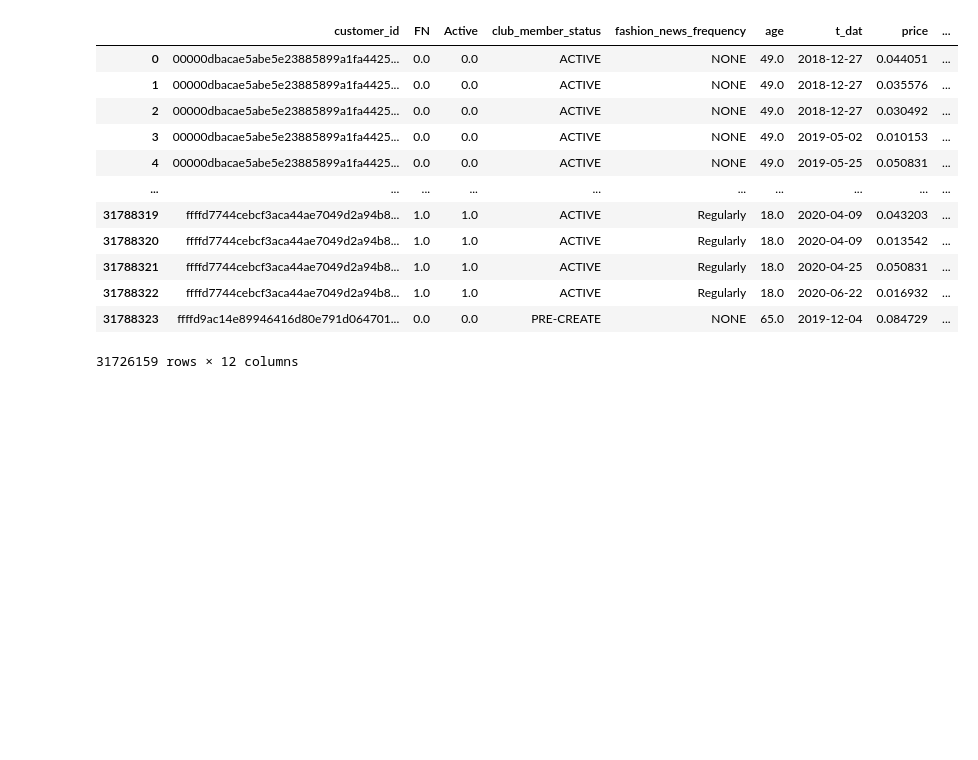
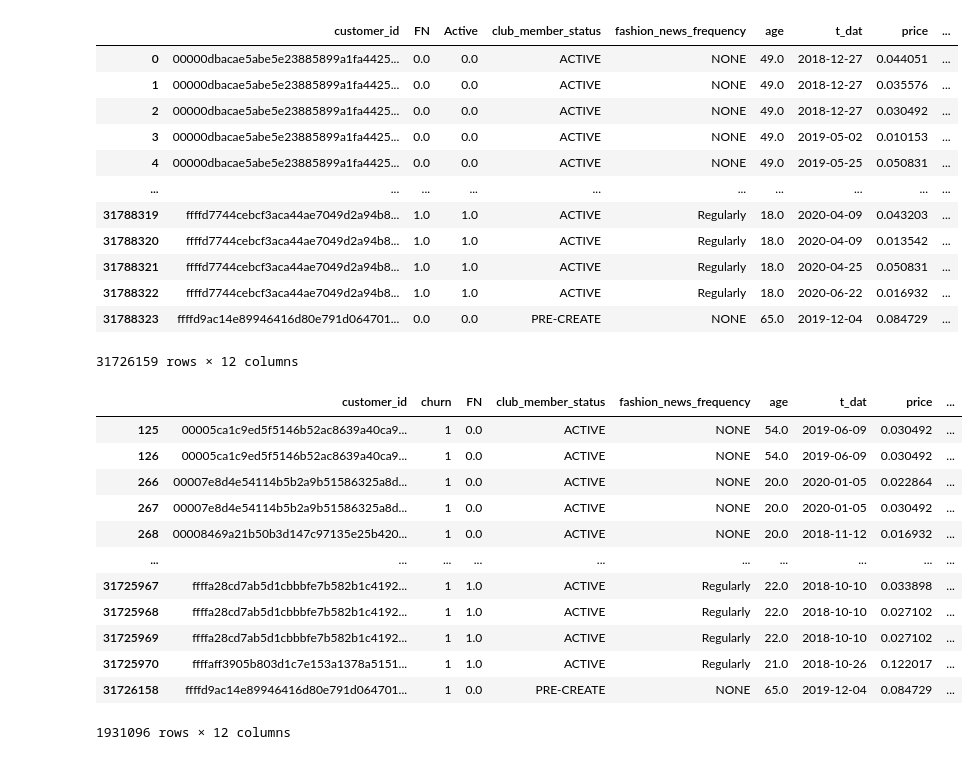
Before and after one commit to SKNETWORKS-FAMILY-AICAMP/SKN24-2nd-4Team, a Jupyter notebook: personal_workspaces/jjh/00_concat_preprocessing.ipynb, the cells around one changed output. Saved outputs shown, nothing was run; the diff lists cells and outputs as text; code cells hidden in the pictures; blank space fills up the shorter version.

```diff
--- a/personal_workspaces/jjh/00_concat_preprocessing.ipynb
+++ b/personal_workspaces/jjh/00_concat_preprocessing.ipynb
@@ -245,3 +245,30 @@ EDA_columns
 | 31788322 | ffffd7744cebcf3aca44ae7049d2a94b8... | 1.0 | 1.0 | ACTIVE | Regularly | 18.0 | 2020-06-22 | 0.016932 | ... |
 | 31788323 | ffffd9ac14e89946416d80e791d064701... | 0.0 | 0.0 | PRE-CREATE | NONE | 65.0 | 2019-12-04 | 0.084729 | ... |
 31726159 rows × 12 columns
+# %%
+# 고객 구매 주기에 따른 평균 일 수
+churn_label = EDA_columns.groupby(['customer_id'])['gap'].mean().astype(int).reset_index()
+churn_label['churn'] = np.where(churn_label['gap']>0,0,1)
+churn_label
+# %%
+# 이탈 라벨링 데이터를 EDA df에 merge (0:미이탈 / 1:이탈)
+churn_label_merge = churn_label[['customer_id','churn']]
+churn_label_merge = churn_label_merge.merge(EDA_columns,on=['customer_id'],how='inner' )
+churn_label_merge.head(20)
+# %%
+# 이탈에 대한 gap 확인
+churn_label_merge[churn_label_merge['churn']==1]
+# %% [output]
+|  | customer_id | churn | FN | club_member_status | fashion_news_frequency | age | t_dat | price | ... |
+| 125 | 00005ca1c9ed5f5146b52ac8639a40ca9... | 1 | 0.0 | ACTIVE | NONE | 54.0 | 2019-06-09 | 0.030492 | ... |
+| 126 | 00005ca1c9ed5f5146b52ac8639a40ca9... | 1 | 0.0 | ACTIVE | NONE | 54.0 | 2019-06-09 | 0.030492 | ... |
+| 266 | 00007e8d4e54114b5b2a9b51586325a8d... | 1 | 0.0 | ACTIVE | NONE | 20.0 | 2020-01-05 | 0.022864 | ... |
+| 267 | 00007e8d4e54114b5b2a9b51586325a8d... | 1 | 0.0 | ACTIVE | NONE | 20.0 | 2020-01-05 | 0.030492 | ... |
+| 268 | 00008469a21b50b3d147c97135e25b420... | 1 | 0.0 | ACTIVE | NONE | 20.0 | 2018-11-12 | 0.016932 | ... |
+| ... | ... | ... | ... | ... | ... | ... | ... | ... | ... |
+| 31725967 | ffffa28cd7ab5d1cbbbfe7b582b1c4192... | 1 | 1.0 | ACTIVE | Regularly | 22.0 | 2018-10-10 | 0.033898 | ... |
+| 31725968 | ffffa28cd7ab5d1cbbbfe7b582b1c4192... | 1 | 1.0 | ACTIVE | Regularly | 22.0 | 2018-10-10 | 0.027102 | ... |
+| 31725969 | ffffa28cd7ab5d1cbbbfe7b582b1c4192... | 1 | 1.0 | ACTIVE | Regularly | 22.0 | 2018-10-10 | 0.027102 | ... |
+| 31725970 | ffffaff3905b803d1c7e153a1378a5151... | 1 | 1.0 | ACTIVE | Regularly | 21.0 | 2018-10-26 | 0.122017 | ... |
+| 31726158 | ffffd9ac14e89946416d80e791d064701... | 1 | 0.0 | PRE-CREATE | NONE | 65.0 | 2019-12-04 | 0.084729 | ... |
+1931096 rows × 12 columns
```
